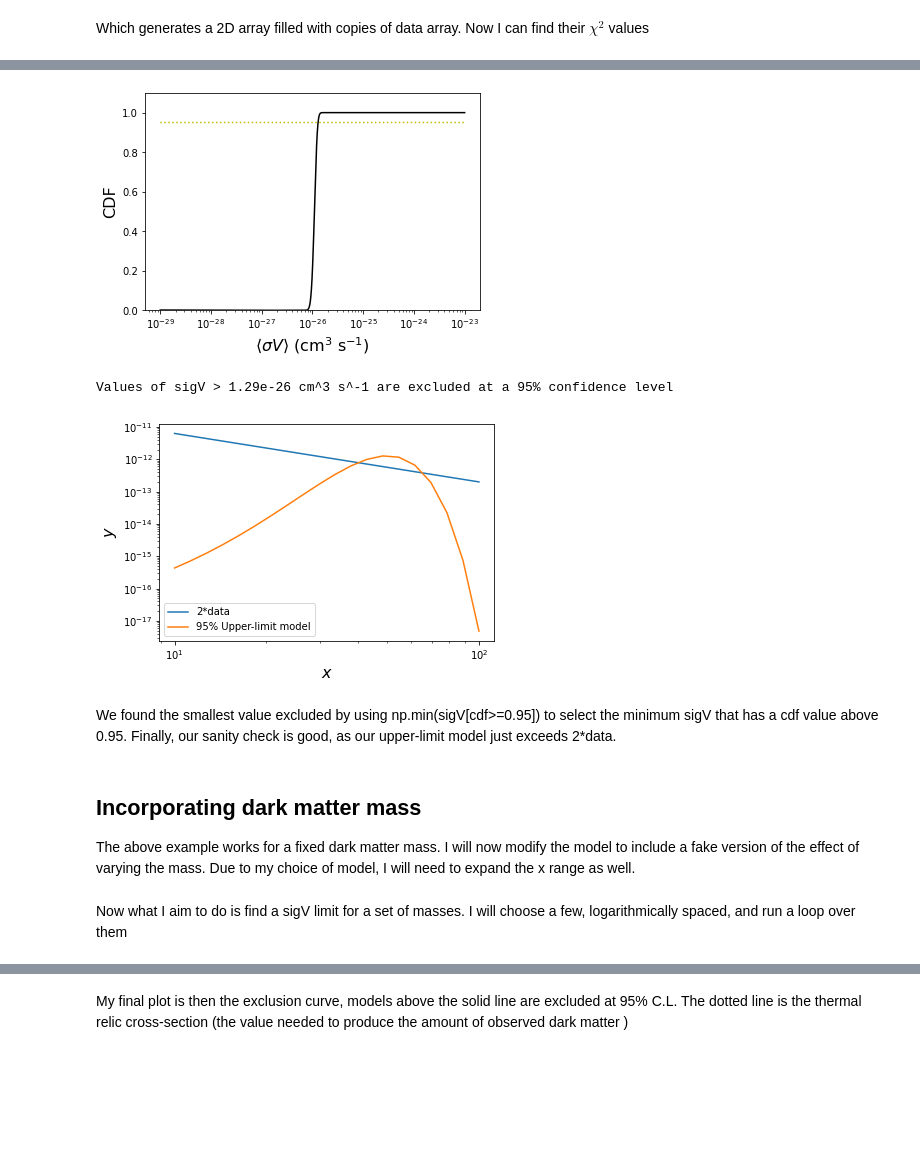
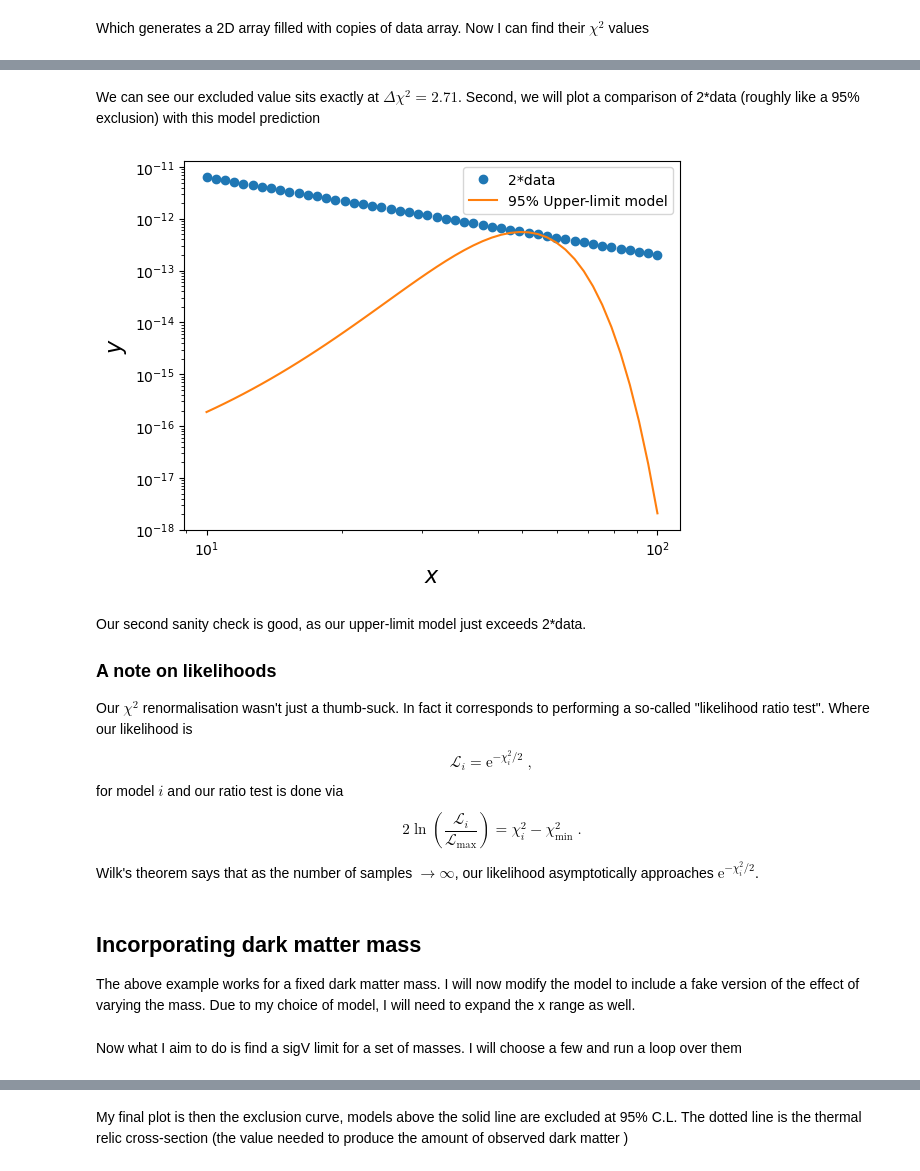
Before and after one commit to Hyperthetical/student_guides, a Jupyter notebook: guide_to_chi_squared.ipynb, the cells around one changed output, grey strips where cells are left out. Cells and saved outputs as stored; diff of their text form; code cells hidden in the pictures; blank space fills up the shorter version.

```diff
--- a/guide_to_chi_squared.ipynb
+++ b/guide_to_chi_squared.ipynb
@@ -78,4 +118,4 @@ Now we are at the point you would be in reality. You have some data points and m
 # %%
-sigV = np.logspace(-3,3,num=3000)*1e-26
-model = np.tensordot(sigV,model,axes=0)
+aVals = np.logspace(-3,3,num=3000)
+model = np.tensordot(aVals,model,axes=0)
 # %% [markdown]
@@ -83,5 +123,5 @@ What I have done here is generated a 2D array where each element is every possib
 # %%
-data = np.tensordot(np.ones_like(sigV),data,axes=0)
+data = np.tensordot(np.ones_like(aVals),data,axes=0)
 # %% [markdown]
 Which generates a 2D array filled with copies of data array. Now I can find their $\chi^2$ values
 # %%
@@ -121,0 +151,9 @@ The previous plot tells us that $\langle \sigma V \rangle \gtrsim 5\times 10^{-2
+# %%
+dchi2 = chi2 - np.min(chi2)
+
+plt.plot(aVals*1e-26,dchi2)
+plt.plot(aVals*1e-26,np.ones_like(aVals)*2.71,linestyle="--")
+plt.ylabel(r"$\Delta\chi^2$",fontsize=16)
+plt.xlabel(r"$\langle \sigma V\rangle$ (cm$^3$ s$^{-1}$)",fontsize=16)
+plt.yscale("log");plt.xscale("log")
+plt.show()
@@ -121,0 +166,9 @@ The previous plot tells us that $\langle \sigma V \rangle \gtrsim 5\times 10^{-2
+# %%
+mIndex = dchi2.argmin()
+overSigV = aVals[mIndex+1:]
+overDChi2 = dchi2[mIndex+1:]
+intp = interp1d(overDChi2,overSigV)
+clChi2 = findChi2CL(0.95,len(x)-1)
+exSigV = intp(2.71)*1e-26
+print(f"Our central-limit exclusion is for cross-sections > {intp(2.71)*1e-26} cm^3 s^-1")
+print(f"The full chi^2 distribution one-sided CDF yields cross-sections > {intp(clChi2)*1e-26} cm^3 s^-1")
@@ -122,32 +193,31 @@ The previous plot tells us that $\langle \sigma V \rangle \gtrsim 5\times 10^{-2
+# %% [markdown]
+
+We can see our excluded value sits exactly at $\Delta\chi^2 = 2.71$. Second, we will plot a comparison of 2*data (roughly like a 95\% exclusion) with this model prediction
 # %%
-chiDiff = chi2 - np.min(chi2)
-cdf = stats.chi2.cdf(chiDiff,len(x)-1)
-plt.plot(sigV,cdf,color="k")
-plt.xscale("log")
-plt.plot(sigV,np.ones_like(sigV)*0.95,linestyle=":",color="y")
-plt.ylim([0,1.1])
-plt.ylabel("CDF",fontsize=16)
-plt.xlabel(r"$\langle \sigma V\rangle$ (cm$^3$ s$^{-1}$)",fontsize=16)
-plt.show()
-
-upperLim = np.min(sigV[cdf>=0.95])
-
-print("Values of sigV > {:.2e} cm^3 s^-1 are excluded at a 95% confidence level".format(upperLim))
-
-
-plt.plot(x,dataResult(x,1e-10,-1.5)*2,label="2*data")
-plt.plot(x,modelResult(x)*upperLim,label="95% Upper-limit model")
+plt.plot(x,dataResult(x,1e-10,-1.5)*2,label="2*data",linestyle="none",marker="o")
+plt.plot(x,modelResult(x,1.0)*exSigV/1e-26,label="95% Upper-limit model")
 plt.ylabel(r"$y$",fontsize=16)
 plt.xlabel(r"$x$",fontsize=16)
 plt.yscale("log");plt.xscale("log")
 plt.legend()
 plt.show()
 # %% [output]
-[figure, old version]
+[figure, new version]
-Values of sigV > 1.29e-26 cm^3 s^-1 are excluded at a 95% confidence level
-[figure, removed]
-# %% [markdown]
-We found the smallest value excluded by using np.min(sigV[cdf>=0.95]) to select the minimum sigV that has a cdf value above 0.95. Finally, our sanity check is good, as our upper-limit model just exceeds 2*data.
+# %% [markdown]
+Our second sanity check is good, as our upper-limit model just exceeds 2*data.
+
+### A note on likelihoods
+
+Our $\chi^2$ renormalisation wasn't just a thumb-suck. In fact it corresponds to performing a so-called "likelihood ratio test". Where our likelihood is
+\begin{equation}
+\mathcal{L}_i = \mathrm{e}^{-\chi_i^2/2} \; ,
+\end{equation}
+for model $i$ and our ratio test is done via
+\begin{equation}
+2\ln{\left(\frac{\mathcal{L}_i}{\mathcal{L}_{\mathrm{max}}}\right)} = \chi^2_i - \chi^2_{\mathrm{min}} \; .
+\end{equation}
+
+Wilk's theorem says that as the number of samples $\to \infty$, our likelihood asymptotically approaches $\mathrm{e}^{-\chi_i^2/2}$.
 # %% [markdown]
 ## Incorporating dark matter mass
 
@@ -163,5 +233,5 @@ def dataResult(x,y0,alpha):
     #fake data that's just a power-law
     return y0*x**alpha
 # %% [markdown]
-Now what I aim to do is find a sigV limit for a set of masses. I will choose a few, logarithmically spaced, and run a loop over them
+Now what I aim to do is find a sigV limit for a set of masses. I will choose a few and run a loop over them
 # %%
```
Also changed, not shown: parts of 21 cells of this notebook.
